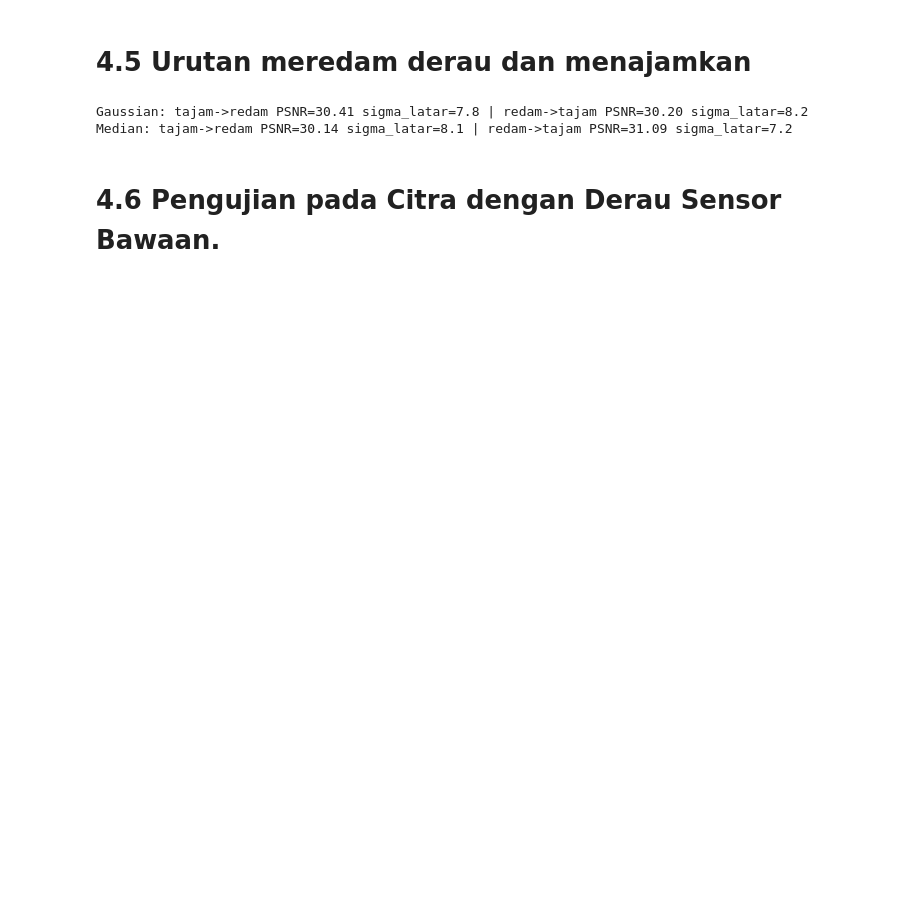
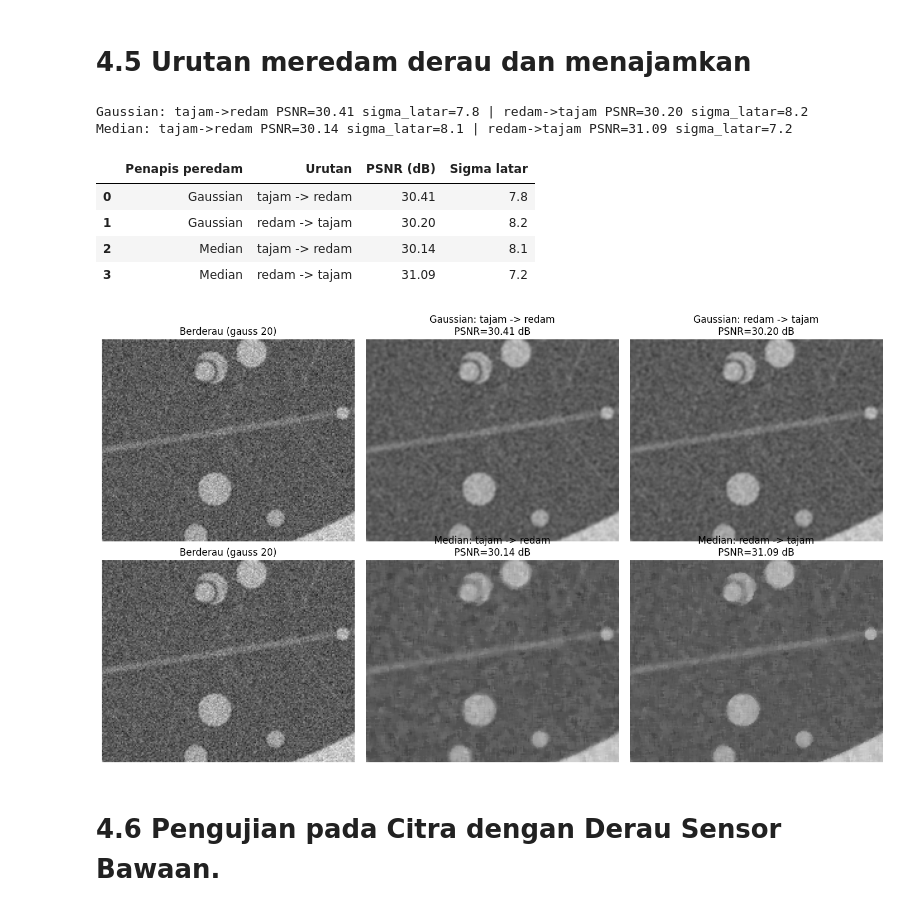
Before and after one commit to MuhammadImamFaisal/simuteh-2330511016, a Jupyter notebook: notebook/B4_penapisan.ipynb, the cells around one changed output. Saved outputs shown, nothing was run; the diff lists cells and outputs as text; code cells hidden in the pictures; blank space fills up the shorter version.

```diff
--- a/notebook/B4_penapisan.ipynb
+++ b/notebook/B4_penapisan.ipynb
@@ -453,34 +501,73 @@ def unsharp(x, k=1.0):
     return cv2.addWeighted(x, 1 + k, blur, -k, 0)
 
 
 # Menggunakan citra dengan derau Gaussian standar deviasi 20
 noisy = derau["gauss_20"]
 
-# Area latar belakang
+# Area latar belakang (seharusnya rata)
 latar = md == 0
+
+baris_urutan = []
+panel_urutan = []
 
 # Membandingkan dua urutan proses
 for nm, redam in {
     "Gaussian": lambda x: cv2.GaussianBlur(x, (5, 5), 1.0),
     "Median": lambda x: cv2.medianBlur(x, 5)
 }.items():
 
     # Penajaman kemudian peredaman
     A = redam(unsharp(noisy))
 
     # Peredaman kemudian penajaman
     B = unsharp(redam(noisy))
 
     print(
         f"{nm}: "
         f"tajam->redam PSNR={cv2.PSNR(bersih, A):.2f} "
         f"sigma_latar={A[latar].std():.1f} | "
         f"redam->tajam PSNR={cv2.PSNR(bersih, B):.2f} "
         f"sigma_latar={B[latar].std():.1f}"
     )
+
+    baris_urutan.append([nm, "tajam -> redam",
+                         round(cv2.PSNR(bersih, A), 2), round(float(A[latar].std()), 1)])
+    baris_urutan.append([nm, "redam -> tajam",
+                         round(cv2.PSNR(bersih, B), 2), round(float(B[latar].std()), 1)])
+    panel_urutan.append((nm, A, B))
+
+# Tabel hasil urutan
+tabel_urutan = pd.DataFrame(baris_urutan,
+                            columns=["Penapis peredam", "Urutan", "PSNR (dB)", "Sigma latar"])
+display(tabel_urutan)
+tabel_urutan.to_csv(os.path.join(HASIL_DIR, "b4_urutan_tajam.csv"), index=False)
+
+# Panel visual: potongan area daun agar butiran derau terlihat jelas
+y1, y2, x1, x2 = 160, 320, 220, 420
+
+fig, axes = plt.subplots(2, 3, figsize=(14, 8))
+
+for i, (nm, A, B) in enumerate(panel_urutan):
+    for j, (citra, jd) in enumerate([(noisy, "Berderau (gauss 20)"),
+                                     (A, "tajam -> redam"),
+                                     (B, "redam -> tajam")]):
+        axes[i, j].imshow(citra[y1:y2, x1:x2], cmap="gray", vmin=0, vmax=255)
+        judul = jd if j == 0 else f"{nm}: {jd}\nPSNR={cv2.PSNR(bersih, citra):.2f} dB"
+        axes[i, j].set_title(judul)
+        axes[i, j].axis("off")
+
+plt.tight_layout()
+plt.savefig(os.path.join(HASIL_DIR, "b4_urutan_tajam.png"), dpi=150, bbox_inches="tight")
+plt.show()
 # %% [output]
 Gaussian: tajam->redam PSNR=30.41 sigma_latar=7.8 | redam->tajam PSNR=30.20 sigma_latar=8.2
 Median: tajam->redam PSNR=30.14 sigma_latar=8.1 | redam->tajam PSNR=31.09 sigma_latar=7.2
+|  | Penapis peredam | Urutan | PSNR (dB) | Sigma latar |
+| 0 | Gaussian | tajam -> redam | 30.41 | 7.8 |
+| 1 | Gaussian | redam -> tajam | 30.20 | 8.2 |
+| 2 | Median | tajam -> redam | 30.14 | 8.1 |
+| 3 | Median | redam -> tajam | 31.09 | 7.2 |
+[figure, added]
 # %% [markdown]
 # 4.6 Pengujian pada Citra dengan Derau Sensor Bawaan.
 # %%
```
Also changed, not shown: parts of 5 cells of this notebook, 10 other files.
